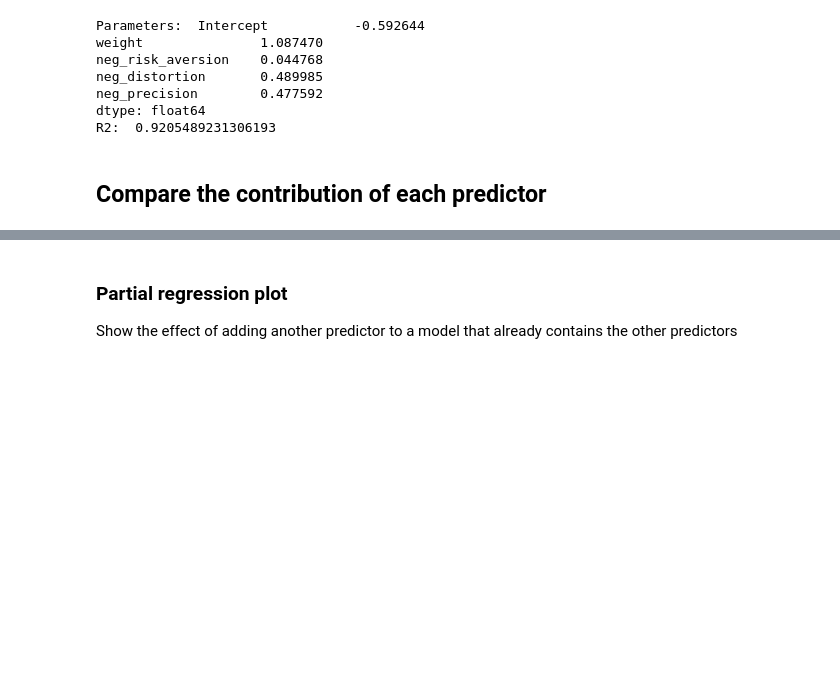
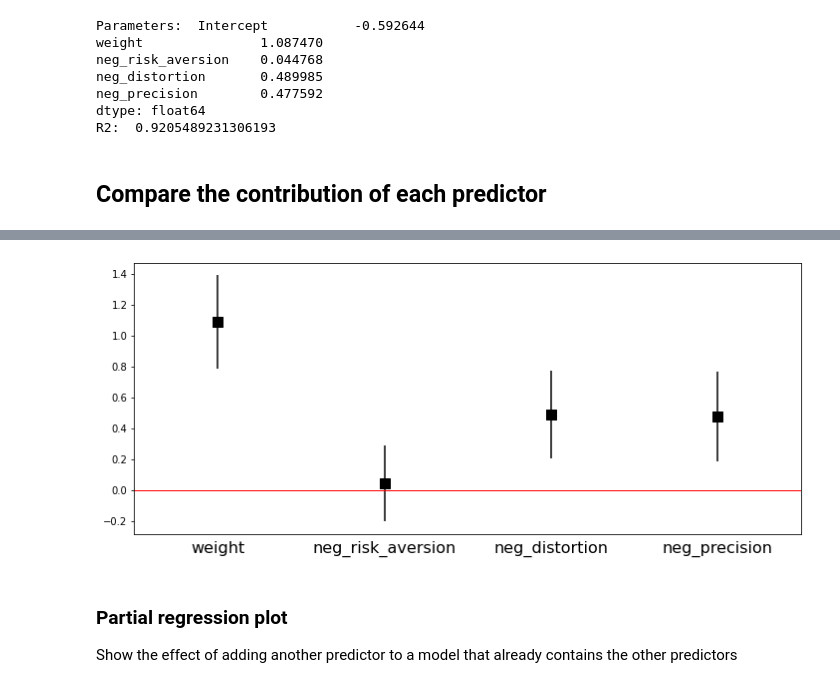
Before and after one commit to AurelienNioche/MonkeyAnalysis, a Jupyter notebook: ols.ipynb, the cells around one changed output, grey strips where cells are left out. Drawn from its saved outputs; the diff is of its cells as text; code cells hidden in the pictures; blank space fills up the shorter version.

```diff
--- a/ols.ipynb
+++ b/ols.ipynb
@@ -109,0 +112,10 @@ R2:  0.9205489231306193
+# %%
+err_series_low = res.params - res.conf_int()[0]
+err_series_high = res.conf_int()[1] - res.params
+
+coef_df = pd.DataFrame({'coef': res.params.values[1:],
+                        'err_low': err_series_low.values[1:],
+                        'err_high': err_series_high.values[1:],
+                        'predictor': err_series_low.index.values[1:]
+                       })
+coef_df
@@ -110,3 +128,21 @@ R2:  0.9205489231306193
+# %%
+yerr = np.vstack((coef_df['err_low'], coef_df['err_high']))
+
+fig, ax = plt.subplots(figsize=(12, 5))
+coef_df.plot(x='predictor', y='coef', kind='bar',
+             ax=ax, color='none',
+             yerr=yerr, legend=False)
+ax.set_ylabel('')
+ax.set_xlabel('')
+ax.scatter(x=np.arange(coef_df.shape[0]),
+           marker='s', s=120,
+           y=coef_df['coef'], color='black')
+ax.axhline(y=0, linestyle='-', color='red', linewidth=1)
+ax.xaxis.set_ticks_position('none')
+_ = ax.set_xticklabels(predictor_names,
+                       rotation=0, fontsize=16)
+# %% [output]
+[figure, added]
 # %% [markdown]
 ### Partial regression plot
 Show the effect of adding another predictor to a model that already contains the other predictors
```
Also changed, not shown: parts of 7 cells of this notebook.
